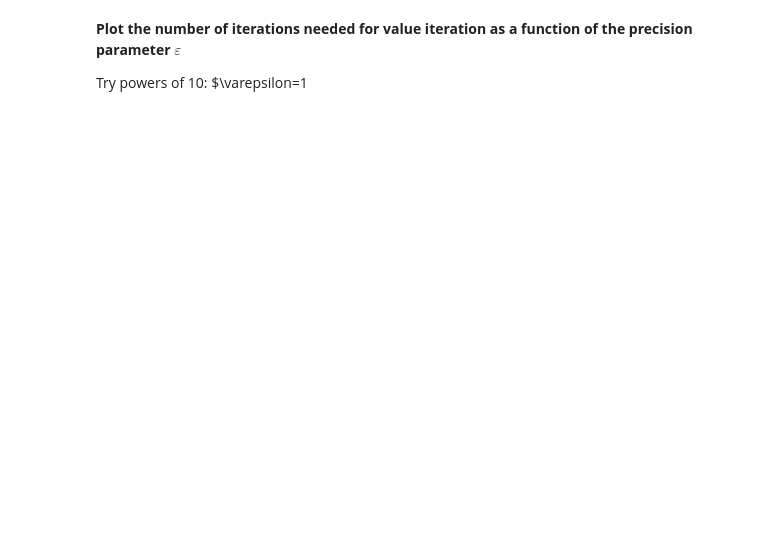
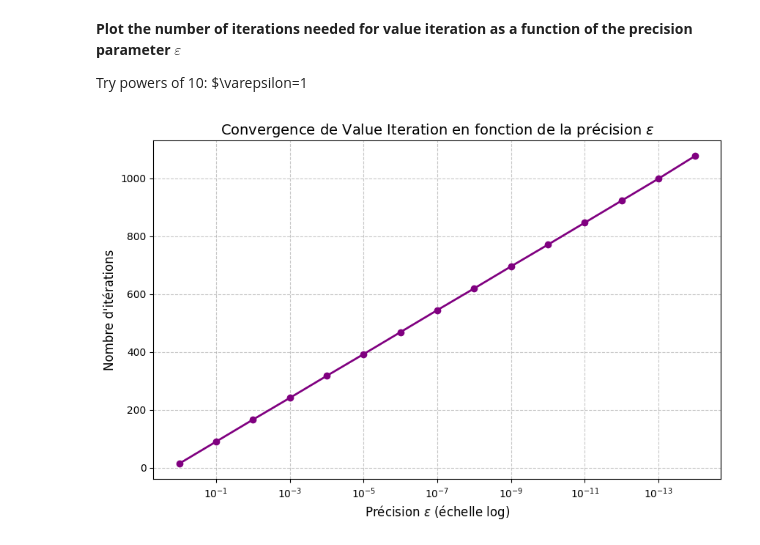
Before and after one commit to milanolivia/apprentissage_seq, a Jupyter notebook: StoreManagement.ipynb, the cells around one changed output. Saved outputs shown, nothing was run; the diff lists cells and outputs as text; code cells hidden in the pictures; blank space fills up the shorter version.

```diff
--- a/StoreManagement.ipynb
+++ b/StoreManagement.ipynb
@@ -446,3 +559,30 @@ Vstar=np.copy(V)
 **Plot the number of iterations needed for value iteration as a function of the precision parameter $\varepsilon$**
 
 Try powers of 10: $\varepsilon=1
+# %%
+epsilons = [10**(-i) for i in range(15)]
+
+
+iterations_needed = []
+for eps in epsilons:
+    _,_,k = ValueIteration(eps)
+    iterations_needed.append(k)
+
+
+plt.figure(figsize=(10, 6))
+plt.plot(epsilons, iterations_needed, 'o-', color='purple', linewidth=2)
+
+# Configuration de l'échelle logarithmique pour epsilon
+plt.xscale('log')
+
+# On inverse l'axe X : epsilon décroît (précision augmente) vers la droite
+plt.gca().invert_xaxis()
+
+plt.xlabel('Précision $\epsilon$ (échelle log)', fontsize=12)
+plt.ylabel("Nombre d'itérations", fontsize=12)
+plt.title('Convergence de Value Iteration en fonction de la précision $\epsilon$', fontsize=14)
+plt.grid(True, which="both", linestyle='--', alpha=0.7)
+
+plt.show()
+# %% [output]
+[figure, added]
```
Also changed, not shown: parts of 15 cells of this notebook.
